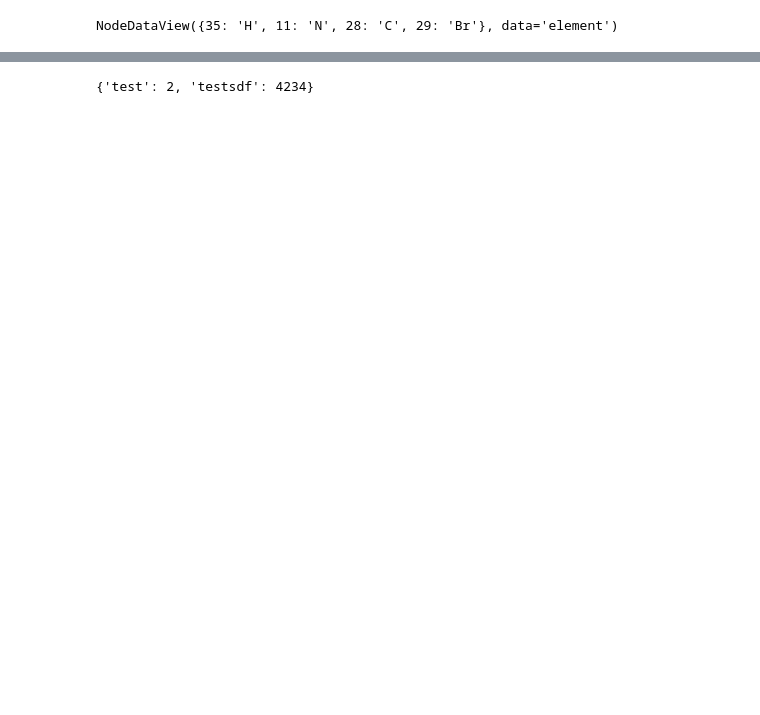
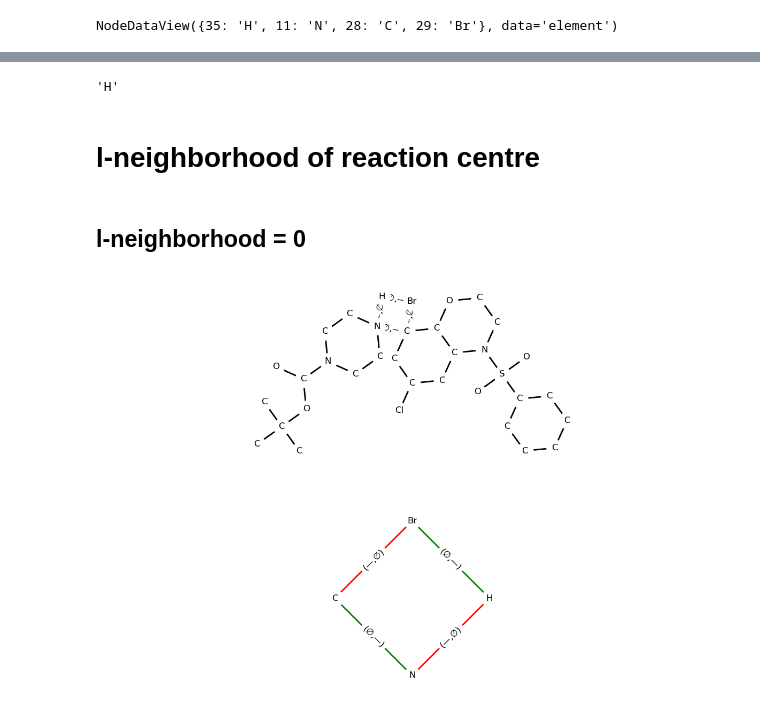
Before and after one commit to sl0wl1/graph_theory_university, a Jupyter notebook: visualize_graphs.ipynb, the cells around one changed output, grey strips where cells are left out. Drawn from its saved outputs; the diff is of its cells as text; code cells hidden in the pictures; blank space fills up the shorter version.

Commit message:
fixed bug in algebraic connectivity implemented recursive l_neighborhood

```diff
--- a/visualize_graphs.ipynb
+++ b/visualize_graphs.ipynb
@@ -74,6 +50,21 @@ f"{rc_3.nodes[34]["element"]}, {rc_3.nodes[34]["charge"]}"
-# %%
-rc_0.graph["test"] = 2
-rc_0.graph["testsdf"] = 4234
-rc_0.graph
-# %% [output]
-{'test': 2, 'testsdf': 4234}
+# %%
+rc_0.nodes[35]["element"]
+# %% [output]
+'H'
+# %% [markdown]
+# l-neighborhood of reaction centre
+# %%
+n_0 = find_l_neighborhood_of_rc(its_0, rc_0, l_neighborhood=0)
+n_1 = find_l_neighborhood_of_rc(its_0, rc_0, l_neighborhood=1)
+n_2 = find_l_neighborhood_of_rc(its_0, rc_0, l_neighborhood=2)
+n_3 = find_l_neighborhood_of_rc(its_0, rc_0, l_neighborhood=3)
+# %% [markdown]
+## l-neighborhood = 0
+# %%
+fig, ax = plt.subplots(2, 1, figsize=(15, 10))
+reactioncenter = get_rc_do_not_use(data[0]["ITS"])
+vis = GraphVisualizer()
+vis.plot_its(its_0, ax[0], use_edge_color=True)
+vis.plot_its(n_0, ax[1], use_edge_color=True)
+# %% [output]
+[figure, added]
```
Also changed, not shown: parts of 19 cells of this notebook, 3 other files.
